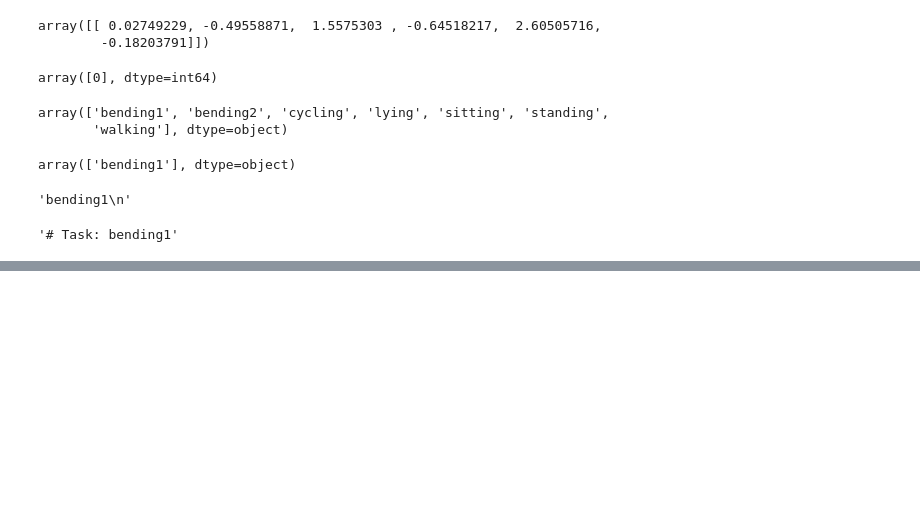
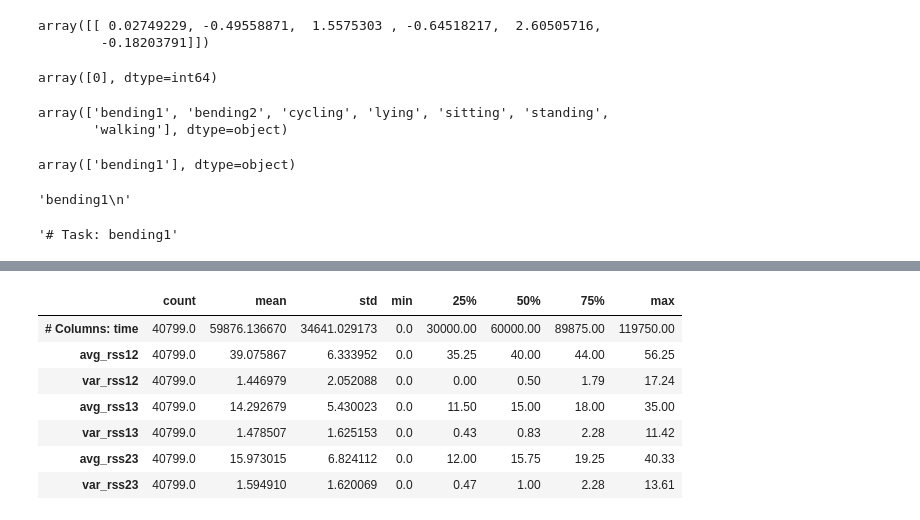
Before and after one commit to rishi5565/act_rec_project, a Jupyter notebook: notebooks/experimentation.ipynb, the cells around one changed output, grey strips where cells are left out. Cells and saved outputs as stored; diff of their text form; code cells hidden in the pictures; blank space fills up the shorter version.

```diff
--- a/notebooks/experimentation.ipynb
+++ b/notebooks/experimentation.ipynb
@@ -428,0 +448,11 @@ with open("C:\\Workspace\\actitivity_recognition_repo\\data\external\\bending1\\
+# %%
+df.describe().T
+# %% [output]
+|  | count | mean | std | min | 25% | 50% | 75% | max |
+| # Columns: time | 40799.0 | 59876.136670 | 34641.029173 | 0.0 | 30000.00 | 60000.00 | 89875.00 | 119750.00 |
+| avg_rss12 | 40799.0 | 39.075867 | 6.333952 | 0.0 | 35.25 | 40.00 | 44.00 | 56.25 |
+| var_rss12 | 40799.0 | 1.446979 | 2.052088 | 0.0 | 0.00 | 0.50 | 1.79 | 17.24 |
+| avg_rss13 | 40799.0 | 14.292679 | 5.430023 | 0.0 | 11.50 | 15.00 | 18.00 | 35.00 |
+| var_rss13 | 40799.0 | 1.478507 | 1.625153 | 0.0 | 0.43 | 0.83 | 2.28 | 11.42 |
+| avg_rss23 | 40799.0 | 15.973015 | 6.824112 | 0.0 | 12.00 | 15.75 | 19.25 | 40.33 |
+| var_rss23 | 40799.0 | 1.594910 | 1.620069 | 0.0 | 0.47 | 1.00 | 2.28 | 13.61 |
```
Also changed, not shown: parts of 2 cells of this notebook, 9 other files.
